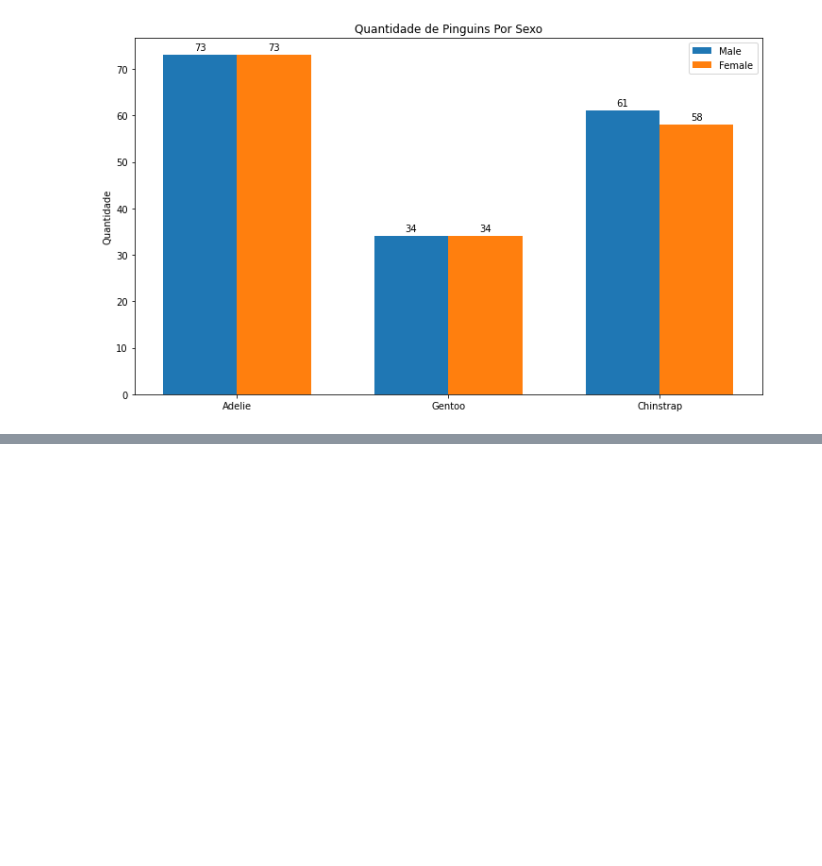
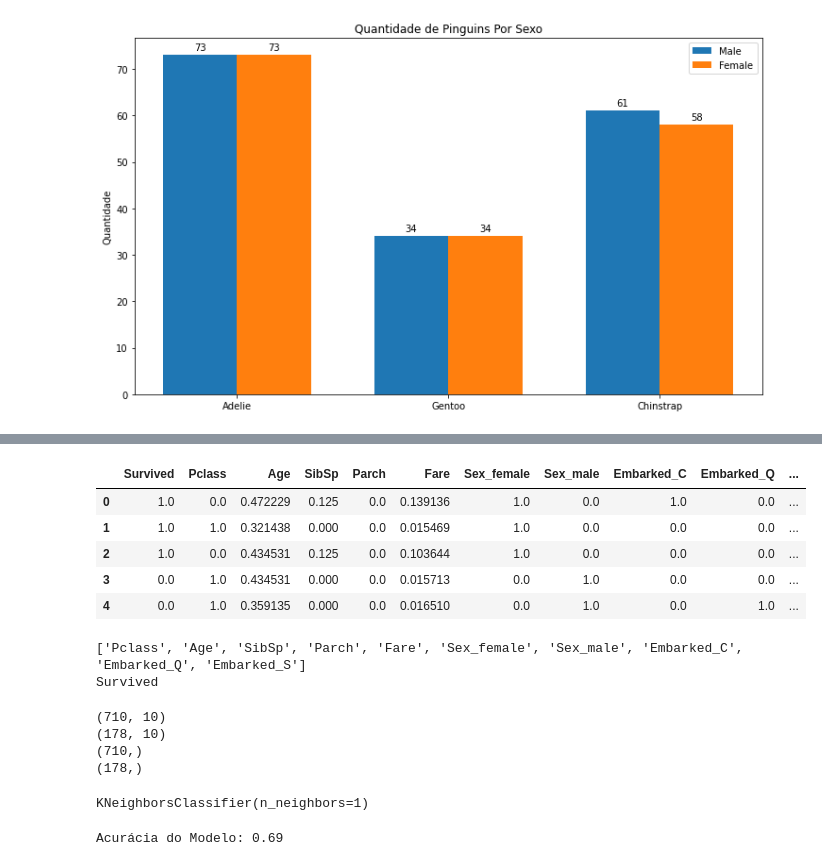
Before and after one commit to Alaksandu/IntroductionDataSciencePython, a Jupyter notebook: FixandoConteudo.ipynb, the cells around one changed output, grey strips where cells are left out. Saved outputs shown, nothing was run; the diff lists cells and outputs as text; code cells hidden in the pictures; blank space fills up the shorter version.

```diff
--- a/FixandoConteudo.ipynb
+++ b/FixandoConteudo.ipynb
@@ -440,0 +489,60 @@ plt.show()
+# %%
+# usando o MinMaxScaller
+from sklearn.preprocessing import MinMaxScaler
+
+scaler = MinMaxScaler()
+scaler.fit(df_titanic_dummies)
+df_titanic_scalling = pd.DataFrame(scaler.transform(df_titanic_dummies), columns=df_titanic_dummies.columns)
+df_titanic_scalling.head()
+# %% [output]
+|  | Survived | Pclass | Age | SibSp | Parch | Fare | Sex_female | Sex_male | Embarked_C | Embarked_Q | ... |
+| 0 | 1.0 | 0.0 | 0.472229 | 0.125 | 0.0 | 0.139136 | 1.0 | 0.0 | 1.0 | 0.0 | ... |
+| 1 | 1.0 | 1.0 | 0.321438 | 0.000 | 0.0 | 0.015469 | 1.0 | 0.0 | 0.0 | 0.0 | ... |
+| 2 | 1.0 | 0.0 | 0.434531 | 0.125 | 0.0 | 0.103644 | 1.0 | 0.0 | 0.0 | 0.0 | ... |
+| 3 | 0.0 | 1.0 | 0.434531 | 0.000 | 0.0 | 0.015713 | 0.0 | 1.0 | 0.0 | 0.0 | ... |
+| 4 | 0.0 | 1.0 | 0.359135 | 0.000 | 0.0 | 0.016510 | 0.0 | 1.0 | 0.0 | 1.0 | ... |
+# %%
+# separando target de features
+target = 'Survived'
+features = list(df_titanic_scalling.columns)
+features.remove(target)
+
+print(features)
+print(target)
+# %% [output]
+['Pclass', 'Age', 'SibSp', 'Parch', 'Fare', 'Sex_female', 'Sex_male', 'Embarked_C', 'Embarked_Q', 'Embarked_S']
+Survived
+# %%
+# vamos separar agora o treino e a validação
+from sklearn.model_selection import train_test_split
+
+X_train, X_val, y_train, y_val  = train_test_split(df_titanic_dummies[features], df_titanic_dummies[target],
+                                                   test_size=0.2, random_state=42)
+
+print(X_train.shape)
+print(X_val.shape)
+print(y_train.shape)
+print(y_val.shape)
+# %% [output]
+(710, 10)
+(178, 10)
+(710,)
+(178,)
+# %%
+# criando e treinando modelo
+from sklearn.neighbors import KNeighborsClassifier
+
+clf = KNeighborsClassifier(n_neighbors=1)
+clf.fit(X_train, y_train)
+# %% [output]
+KNeighborsClassifier(n_neighbors=1)
+# %%
+# fazenbdo a validação e avaliando a acurácia
+from sklearn.metrics import accuracy_score
+y_predict = clf.predict(X_val)
+
+acuracia = accuracy_score(y_val, y_predict)
+
+print(f'Acurácia do Modelo: {acuracia:.2f}')
+# %% [output]
+Acurácia do Modelo: 0.69
```
Also changed, not shown: parts of 7 cells of this notebook, 21 other files.
